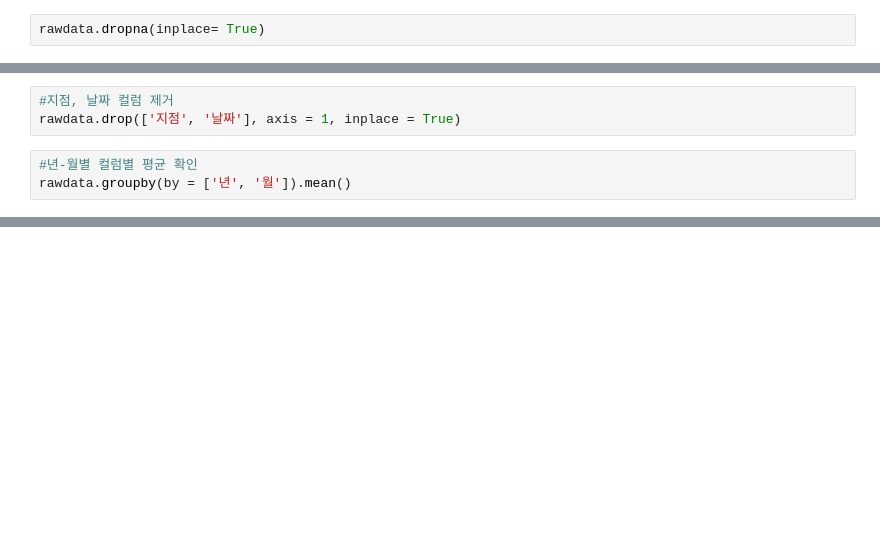
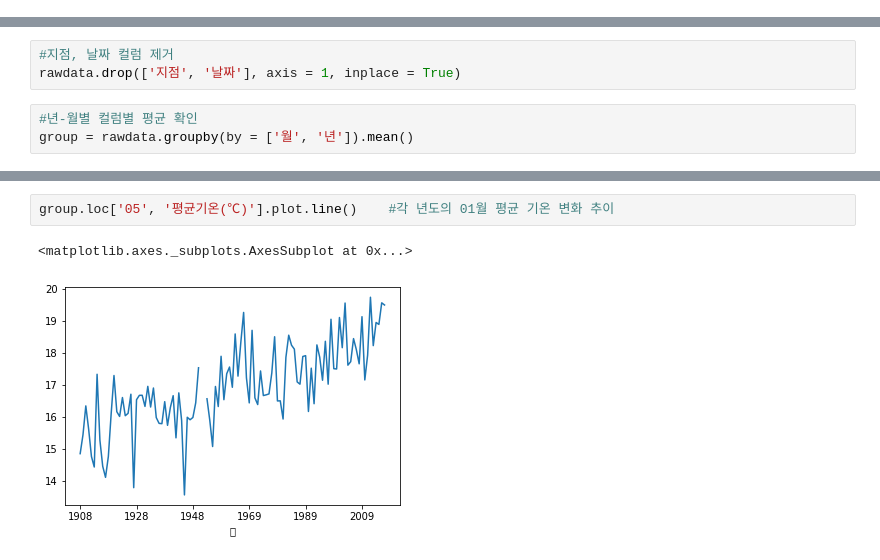
Before and after one commit to kmouleejunhyuk/bigdata_analysist_practical, a Jupyter notebook: seoul.ipynb, the cells around one changed output, grey strips where cells are left out. Drawn from its saved outputs; the diff is of its cells as text; blank space fills up the shorter version.

```diff
--- a/seoul.ipynb
+++ b/seoul.ipynb
@@ -28,5 +41,3 @@ dtype: int64
 rawdata.duplicated().sum()
 # %% [output]
 0
-# %%
-rawdata.dropna(inplace= True)
@@ -40,4 +54,4 @@ rawdata['일'] = rawdata['날짜'].map(lambda x: x.split('-')[2])
 rawdata.drop(['지점', '날짜'], axis = 1, inplace = True)
 # %%
 #년-월별 컬럼별 평균 확인
-rawdata.groupby(by = ['년', '월']).mean()
+group = rawdata.groupby(by = ['월', '년']).mean()
@@ -62,2 +78,7 @@ rawdata.groupby(['년', '월']).max().loc['2000']['최저기온(℃)'].loc['01']
 # %% [output]
 2.6
+# %%
+group.loc['05', '평균기온(℃)'].plot.line()    #각 년도의 01월 평균 기온 변화 추이
+# %% [output]
+<matplotlib.axes._subplots.AxesSubplot at 0x...>
+[figure, added]
```
Also changed, not shown: parts of 6 cells of this notebook.
